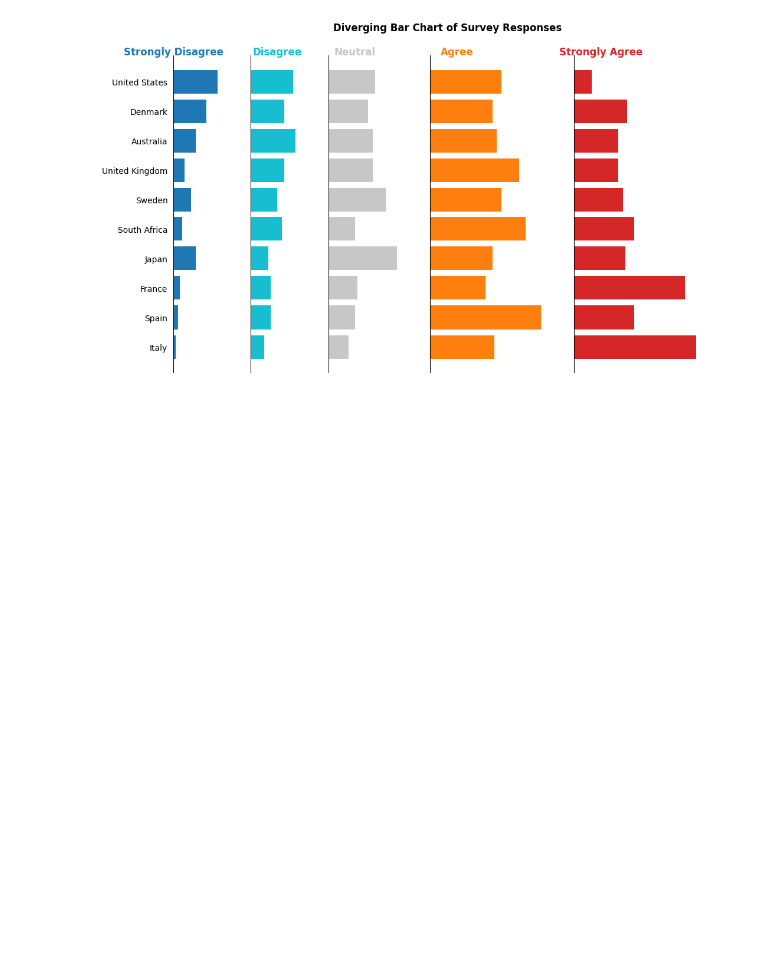
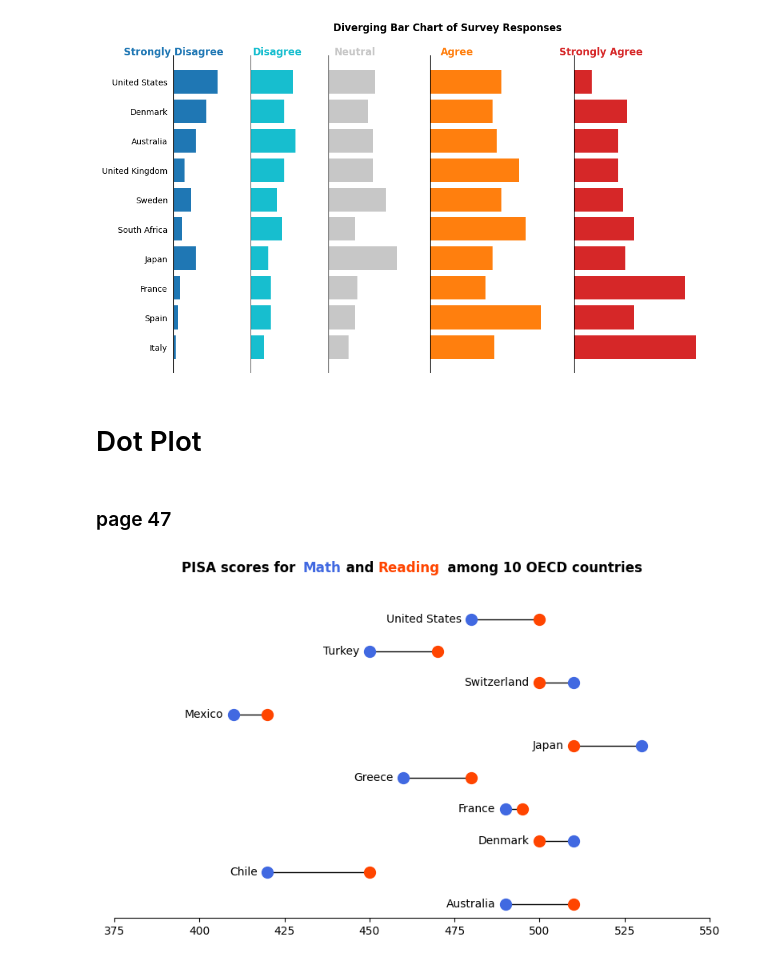
Before and after one commit to Aashish-Raghav/Data-Visualization---Multiple-Plots, a Jupyter notebook: IIT2022010.ipynb, the cells around one changed output. Saved outputs shown, nothing was run; the diff lists cells and outputs as text; code cells hidden in the pictures; blank space fills up the shorter version.

Commit message:
Add Dot plots

```diff
--- a/IIT2022010.ipynb
+++ b/IIT2022010.ipynb
@@ -1423,3 +1423,56 @@ ax.invert_yaxis()
 plt.show()
 # %% [output]
 [figure]
+# %% [markdown]
+# Dot Plot
+# %% [markdown]
+### page 47
+# %%
+# Load data from CSV
+df = pd.read_csv('/content/pisa_score.csv')
+
+# Create the figure and axes
+fig, ax = plt.subplots(figsize=(8, 5))
+
+# Define colors for Math and Reading
+math_color = 'royalblue'
+reading_color = 'orangered'
+
+# Plot the dot plot
+for i, row in df.iterrows():
+    country = row['Country']
+    math_score = row['Math']
+    reading_score = row['Reading']
+
+    # Plot the dots
+    ax.plot(math_score, i, marker='o', color=math_color, markersize=10,zorder=3)
+    ax.plot(reading_score, i, marker='o', color=reading_color, markersize=10,zorder=3)
+    ax.text(min(math_score,reading_score)-3,i-0.1,country,ha='right')
+    # Plot the connecting line
+    ax.plot([min(math_score,reading_score), max(math_score,reading_score)], [i, i], color='black', linewidth=1,zorder=0)
+
+# Set y-axis labels (countries)
+ax.set_yticks([])
+ax.set_yticklabels([])
+
+# Set x-axis limits and ticks
+ax.set_xlim(375, 550)
+ax.set_xticks(range(375, 551, 25))
+
+# Set the main title
+plt.title('PISA scores for           and                among 10 OECD countries',
+          fontsize=12, fontweight='bold', pad=30,zorder = 0)
+
+# Add colored text overlays for 'Math' and 'Reading'
+plt.text(0.3169, 1.107, 'Math', color='royalblue', fontsize=12.1, fontweight='bold', transform=ax.transAxes,zorder=1)
+plt.text(0.443, 1.107, 'Reading', color='orangered', fontsize=12.1, fontweight='bold', transform=ax.transAxes)
+
+# Remove spines (optional, for cleaner look)
+for spine in ['top', 'right', 'left']:
+    ax.spines[spine].set_visible(False)
+
+# Show the plot
+plt.tight_layout()
+plt.show()
+# %% [output]
+[figure, added]
```
Also changed, not shown: parts of 6 cells of this notebook, 3 other files.
